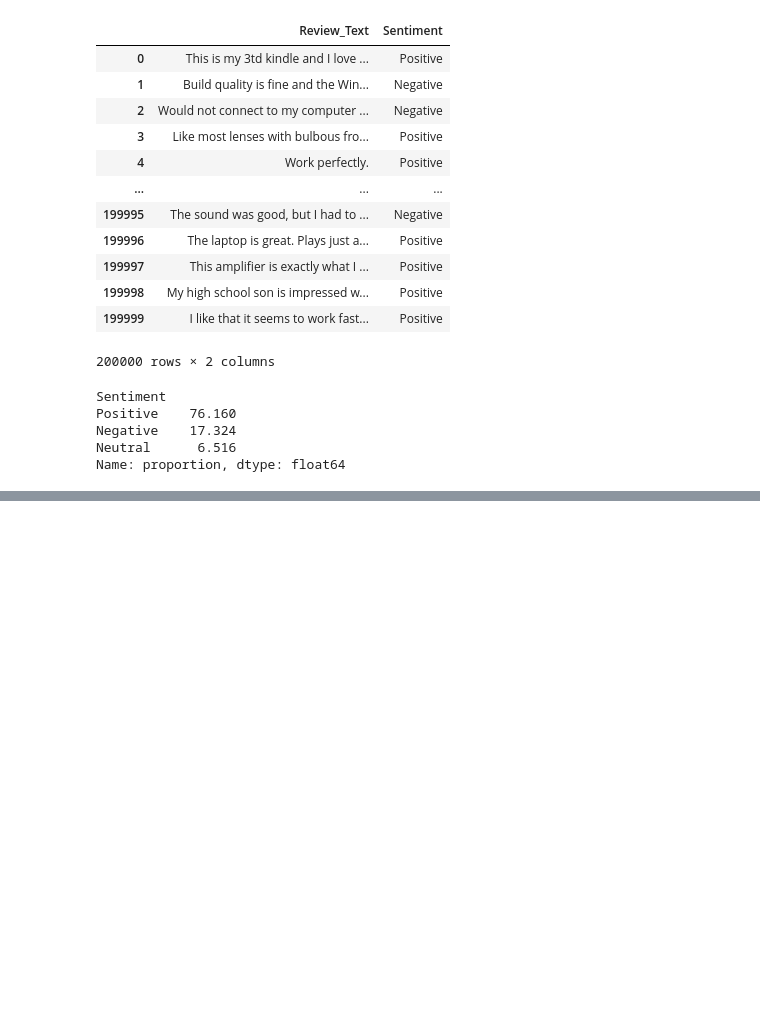
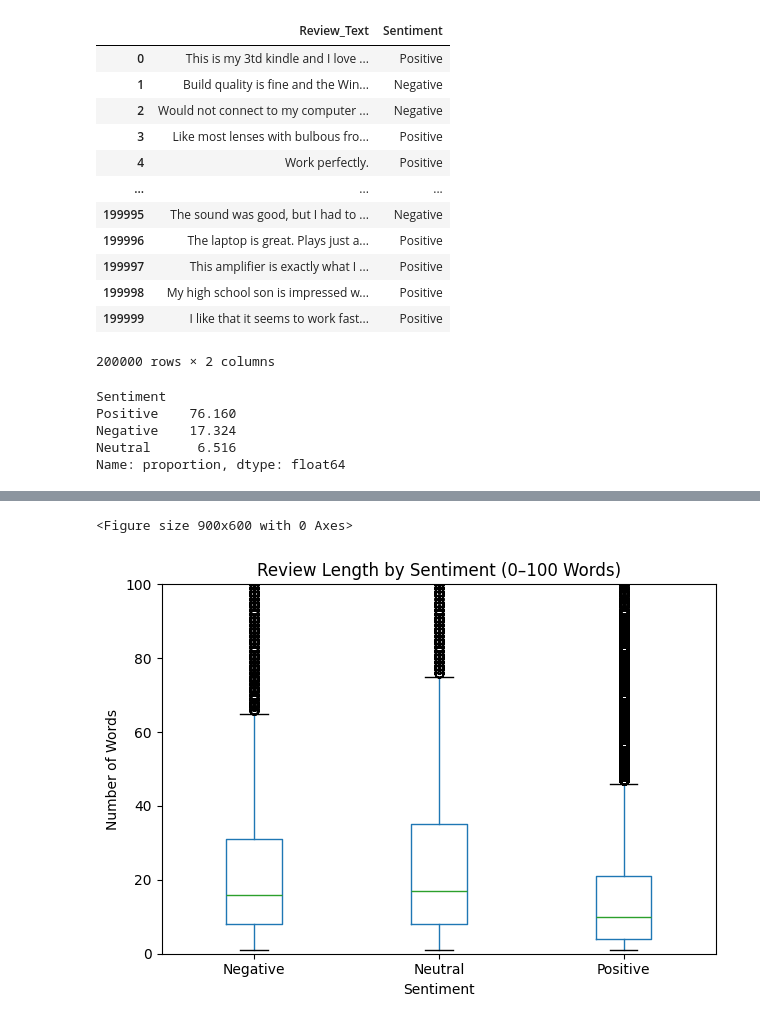
Before and after one commit to UKD1211/Amazon-Electronics-Review-Analytics, a Jupyter notebook: amazon-review-sentiment-analysis.ipynb, the cells around one changed output, grey strips where cells are left out. Drawn from its saved outputs; the diff is of its cells as text; code cells hidden in the pictures; blank space fills up the shorter version.

```diff
--- a/amazon-review-sentiment-analysis.ipynb
+++ b/amazon-review-sentiment-analysis.ipynb
@@ -71,0 +687,23 @@ Name: proportion, dtype: float64
+# %%
+import matplotlib.pyplot as plt
+
+plt.figure(figsize=(9, 6))
+
+df.boxplot(
+    column="Processed_Word_Count",
+    by="Sentiment",
+    grid=False
+)
+
+plt.ylim(0, 100)
+
+plt.title("Review Length by Sentiment (0–100 Words)")
+plt.suptitle("")
+plt.xlabel("Sentiment")
+plt.ylabel("Number of Words")
+
+plt.tight_layout()
+plt.show()
+# %% [output]
+<Figure size 900x600 with 0 Axes>
+[figure, added]
```
Also changed, not shown: parts of 71 cells of this notebook.
